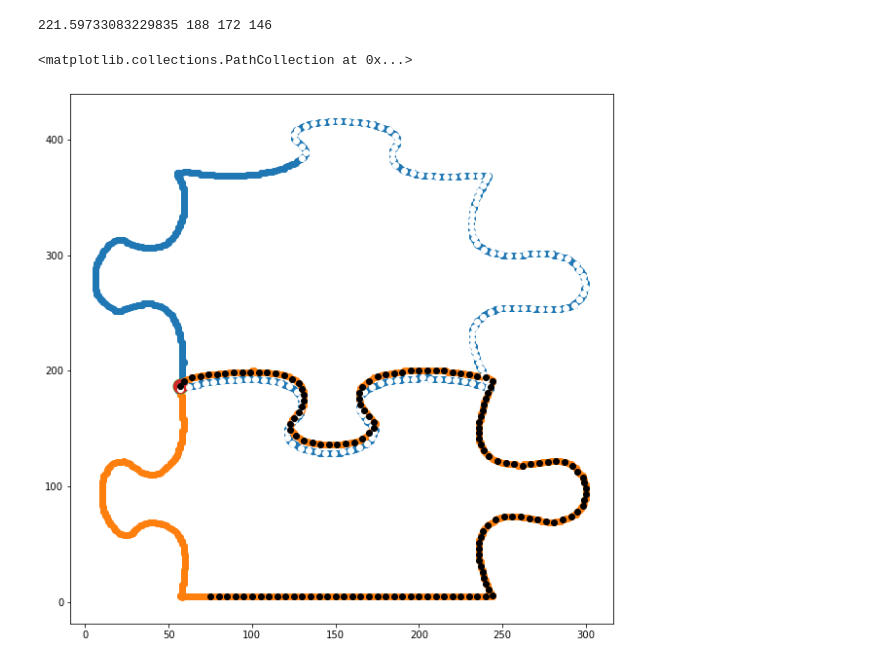
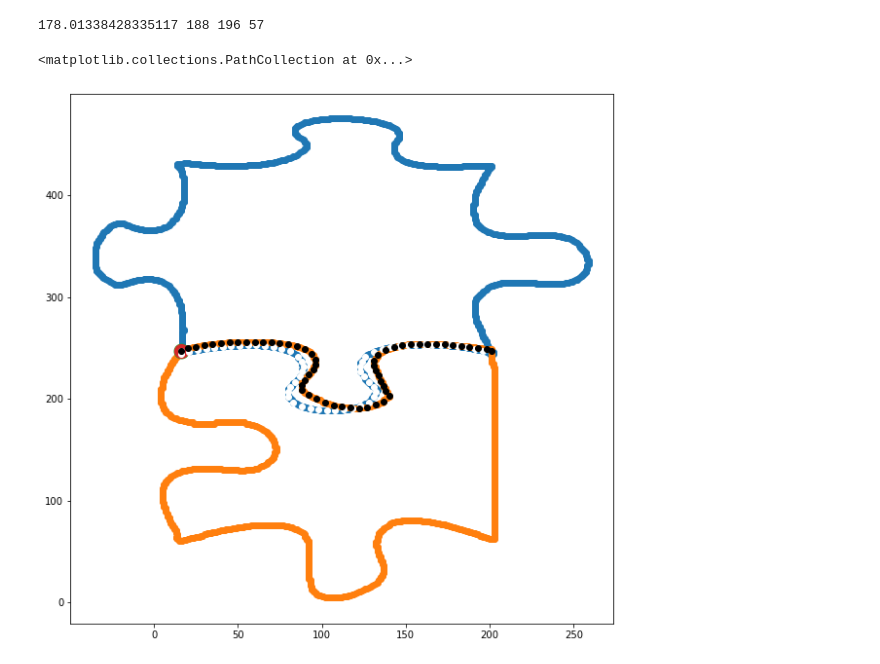
Before and after one commit to KirkDCO/JigSolve, a Jupyter notebook: exploratory/06_EuclideanDistMatching/PieceMatching_Euclidean.ipynb, the cells around one changed output. Drawn from its saved outputs; the diff is of its cells as text; code cells hidden in the pictures.

```diff
--- a/exploratory/06_EuclideanDistMatching/PieceMatching_Euclidean.ipynb
+++ b/exploratory/06_EuclideanDistMatching/PieceMatching_Euclidean.ipynb
@@ -181,6 +189,15 @@ for i,l in enumerate(fin):
     SW_dists.append( [float(v) for v in tok[1:]] )
 fin.close()
 
+SE_order_pts = {}
+SE_dists = []
+fin = open('SE_dists.csv', 'r')
+for i,l in enumerate(fin):
+    tok = l.rstrip().split(',')
+    SE_order_pts[i] = int(tok[0])-1 # inferring order from distance list - adjust for base 0
+    SE_dists.append( [float(v) for v in tok[1:]] )
+fin.close()
+
 W_order_pts = {}
 W_dists = []
 fin = open('W_dists.csv', 'r')
@@ -188,6 +205,15 @@ for i,l in enumerate(fin):
     tok = l.rstrip().split(',')
     W_order_pts[i] = int(tok[0])-1 # inferring order from distance list - adjust for base 0
     W_dists.append( [float(v) for v in tok[1:]] )
+fin.close()
+
+E_order_pts = {}
+E_dists = []
+fin = open('E_dists.csv', 'r')
+for i,l in enumerate(fin):
+    tok = l.rstrip().split(',')
+    E_order_pts[i] = int(tok[0])-1 # inferring order from distance list - adjust for base 0
+    E_dists.append( [float(v) for v in tok[1:]] )
 fin.close()
 
 C_pts = {}
@@ -240,6 +266,16 @@ for i,l in enumerate(fin):
     SW_pts[i]['y'] = int(tok[1])
 fin.close()
 
+SE_pts = {}
+fin = open('SW_border_ordered.csv')
+h = fin.readline()
+for i,l in enumerate(fin):
+    tok = l.rstrip().split(',')
+    SE_pts[i] = {}
+    SE_pts[i]['x'] = int(tok[0])
+    SE_pts[i]['y'] = int(tok[1])
+fin.close()
+
 W_pts = {}
 fin = open('W_border_ordered.csv')
 h = fin.readline()
@@ -249,6 +285,16 @@ for i,l in enumerate(fin):
     W_pts[i]['x'] = int(tok[0])
     W_pts[i]['y'] = int(tok[1])
 fin.close()
+
+E_pts = {}
+fin = open('E_border_ordered.csv')
+h = fin.readline()
+for i,l in enumerate(fin):
+    tok = l.rstrip().split(',')
+    E_pts[i] = {}
+    E_pts[i]['x'] = int(tok[0])
+    E_pts[i]['y'] = int(tok[1])
+fin.close()
 # %%
 %matplotlib inline
 
@@ -258,8 +304,8 @@ Q_order_pts = C_order_pts
 Q_sample = { pt:Q_pts[pt] for i,pt in Q_order_pts.items() }
 
 #target piece - reverse order of sample
-T_pts = N_pts
-T_order_pts = N_order_pts
+T_pts = E_pts
+T_order_pts = E_order_pts
 T_sample = { i:T_pts[T_order_pts[i]] for i in list(T_order_pts.keys())[::-1] }
 
 # avg and sd are derived from SuffTable from a run of 'mode = 'max distance'
@@ -275,35 +321,35 @@ T_pt = T_order_pts[list(T_order_pts.keys())[::-1][mx_t-1]]
 # find x,y shift to align pieces
 Q_xshift = Q_pts[Q_pt]['x'] - T_pts[T_pt]['x']
 Q_yshift = Q_pts[Q_pt]['y'] - T_pts[T_pt]['y']
 
 plt.figure(figsize = [10,10])
 plt.scatter( [Q_pts[k]['x'] - Q_xshift for k,v in Q_pts.items() ],
              [Q_pts[k]['y'] - Q_yshift for k,v in Q_pts.items() ])
 plt.scatter( [T_pts[k]['x'] for k,v in T_pts.items() ],
              [T_pts[k]['y'] for k,v in T_pts.items() ])
 
 plt.plot( [Q_pts[Q_pt]['x'] - Q_xshift, T_pts[T_pt]['x']],
           [Q_pts[Q_pt]['y'] - Q_yshift, T_pts[T_pt]['y']],
         linewidth = 3)
 
 # show best matched points - second will overplot first due to alignment
 plt.scatter( Q_pts[Q_pt]['x'] - Q_xshift, Q_pts[Q_pt]['y'] - Q_yshift, s=225)
 plt.scatter( T_pts[T_pt]['x'], T_pts[T_pt]['y'], s=196 )
 
 # show similarity window
 # the black and white points repsent the points in the positive scoring diagonal
 # of the suffix table starting at the maximum scoring point
 # these points are the best locally aligned points
 Q_window = [Q_order_pts[p] for p in list(Q_order_pts.keys())[ max((mx_q-length),0):(mx_q)] ]
 plt.scatter( [Q_pts[p]['x'] - Q_xshift for p in Q_window],
              [Q_pts[p]['y'] - Q_yshift for p in Q_window], c = 'white' )
 T_window = [T_order_pts[p] for p in list(T_order_pts.keys())[::-1][(mx_t-length):(mx_t)] ]
 plt.scatter( [T_pts[p]['x'] for p in T_window],
              [T_pts[p]['y'] for p in T_window], c = 'black' )
 # %% [output]
-221.59733083229835 188 172 146
+178.01338428335117 188 196 57
 <matplotlib.collections.PathCollection at 0x...>
-[figure, old version]
+[figure, new version]
 # %%
 v = []
 for i in range(1,len(SuffTable)):
```
Also changed, not shown: parts of 2 cells of this notebook, 1 other file.
